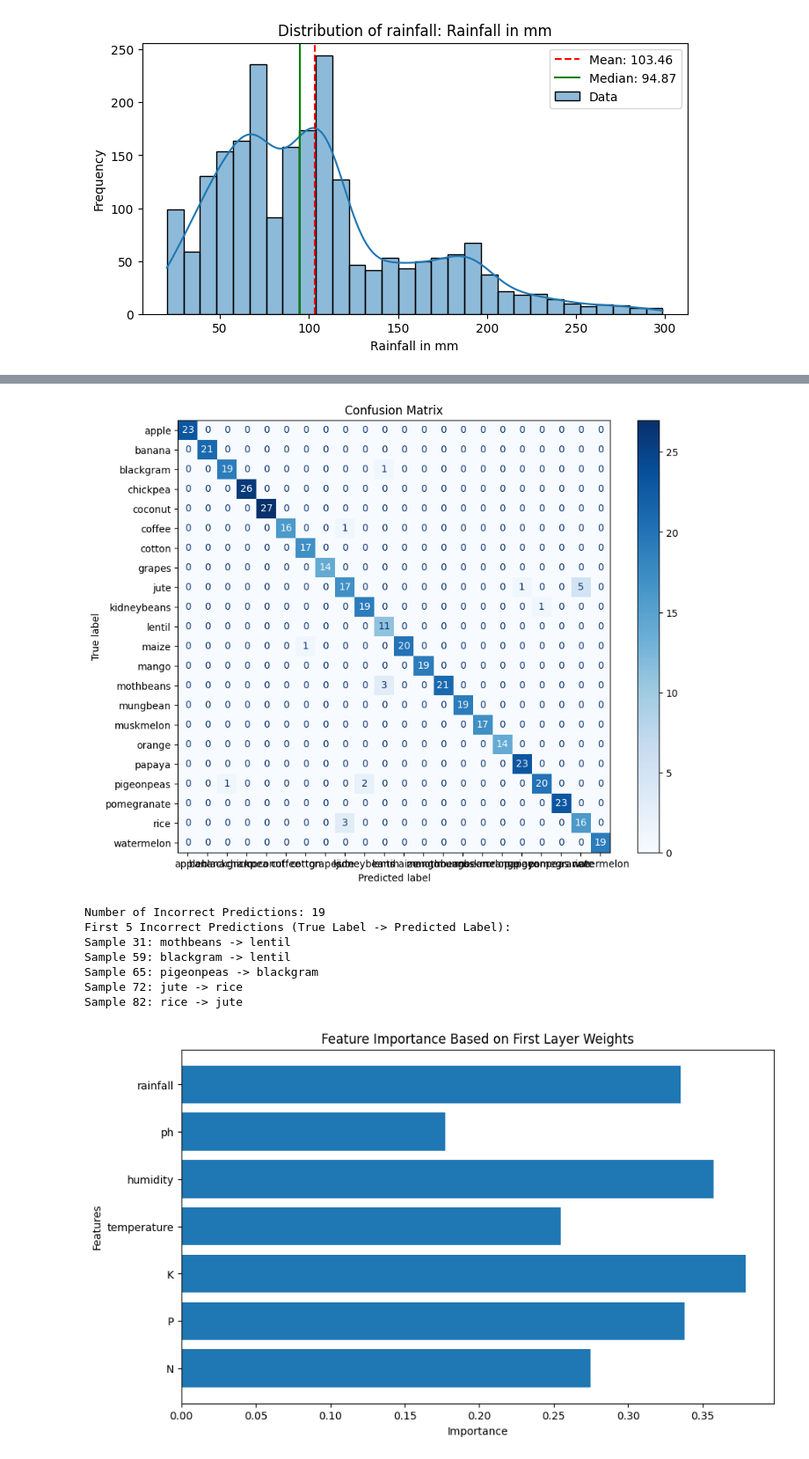
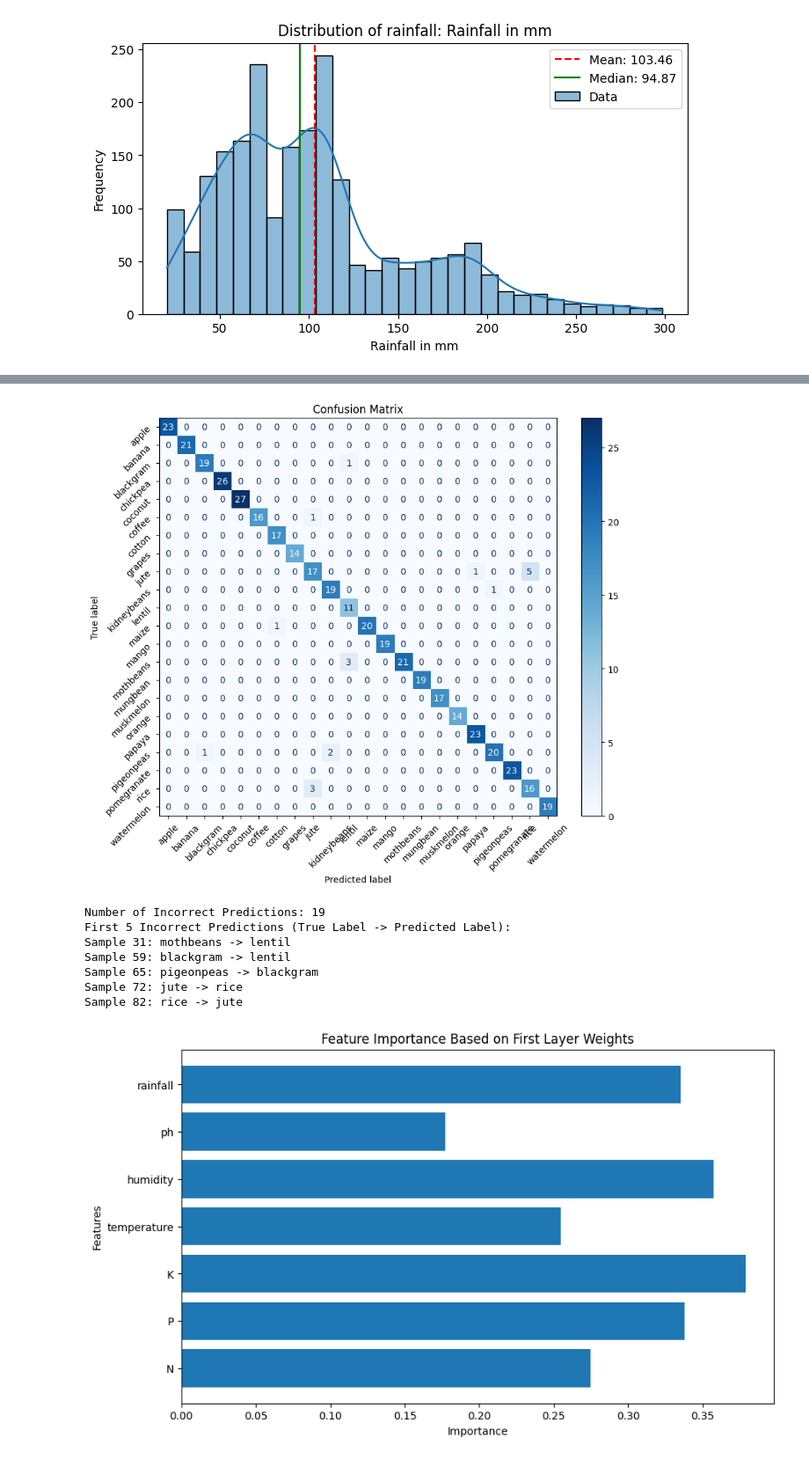
Before and after one commit to zauchi/cropRecommendation, a Jupyter notebook: malte.ipynb, the cells around one changed output, grey strips where cells are left out. Shown at 88% size. Drawn from its saved outputs; the diff is of its cells as text; code cells hidden in the pictures.

```diff
--- a/malte.ipynb
+++ b/malte.ipynb
@@ -299,11 +307,13 @@ conf_matrix = confusion_matrix(Y_true_classes, Y_pred_classes)
 print("\nConfusion Matrix:")
 print(conf_matrix)
 
-# Display confusion matrix as a heatmap
+# Display confusion matrix with rotated labels
 plt.figure(figsize=(10, 8))
 disp = ConfusionMatrixDisplay(confusion_matrix=conf_matrix,
                               display_labels=[col.replace('label_', '') for col in df_encoded.columns if 'label_' in col])
 disp.plot(cmap='Blues', values_format='d', ax=plt.gca())
+plt.xticks(rotation=45)  # Rotate x-axis labels
+plt.yticks(rotation=45)  # Rotate y-axis labels
 plt.title("Confusion Matrix")
 plt.show()
 
@@ -329,4 +339,41 @@ plt.title("Feature Importance Based on First Layer Weights")
 plt.xlabel("Importance")
 plt.ylabel("Features")
 plt.show()
+
+# Missing Parameter Importance Analysis
+# Simulate the effect of dropping each feature
+feature_drops = {}
+for i, feature in enumerate(feature_columns):
+    # Create a copy of the dataset without one feature
+    X_train_reduced = np.delete(X_train, i, axis=1)
+    X_test_reduced = np.delete(X_test, i, axis=1)
+
+    # Train a new model without the feature
+    temp_model = Sequential([
+        Dense(64, activation='relu', input_shape=(X_train_reduced.shape[1],)),
+        Dropout(0.2),
+        Dense(32, activation='relu'),
+        Dense(Y_train.shape[1], activation='softmax')
+    ])
+    temp_model.compile(optimizer='adam', loss='categorical_crossentropy', metrics=['accuracy'])
+    temp_model.fit(X_train_reduced, Y_train, epochs=10, batch_size=32, verbose=0)
+
+    # Evaluate the model
+    _, accuracy = temp_model.evaluate(X_test_reduced, Y_test, verbose=0)
+    feature_drops[feature] = accuracy
+
+# Analyze and plot feature importance based on missing parameter impact
+drop_impact = {k: 1 - v for k, v in feature_drops.items()}  # Higher drop = more important
+sorted_impact = dict(sorted(drop_impact.items(), key=lambda item: item[1], reverse=True))
+
+plt.figure(figsize=(10, 6))
+plt.barh(list(sorted_impact.keys()), list(sorted_impact.values()))
+plt.title("Feature Importance Based on Missing Parameter Impact")
+plt.xlabel("Accuracy Drop When Feature is Removed")
+plt.ylabel("Features")
+plt.show()
+
+print("\nFeature Importance Based on Missing Parameter Impact:")
+for feature, impact in sorted_impact.items():
+    print(f"{feature}: {impact:.4f}")
 # %% [output]
@@ -334,20 +381,20 @@ plt.show()
 
 Classification Report:
               precision    recall  f1-score   support
 
            0       1.00      1.00      1.00        23
            1       1.00      1.00      1.00        21
            2       0.95      0.95      0.95        20
            3       1.00      1.00      1.00        26
            4       1.00      1.00      1.00        27
            5       1.00      0.94      0.97        17
            6       0.94      1.00      0.97        17
 ... (40 lines left out)
  [ 0  0  1  0  0  0  0  0  0  2  0  0  0  0  0  0  0  0 20  0  0  0]
  [ 0  0  0  0  0  0  0  0  0  0  0  0  0  0  0  0  0  0  0 23  0  0]
  [ 0  0  0  0  0  0  0  0  3  0  0  0  0  0  0  0  0  0  0  0 16  0]
  [ 0  0  0  0  0  0  0  0  0  0  0  0  0  0  0  0  0  0  0  0  0 19]]
-[figure, old version]
+[figure, new version]
 Number of Incorrect Predictions: 19
 First 5 Incorrect Predictions (True Label -> Predicted Label):
 Sample 31: mothbeans -> lentil
```
Also changed, not shown: parts of 6 cells of this notebook, 1 other file.
